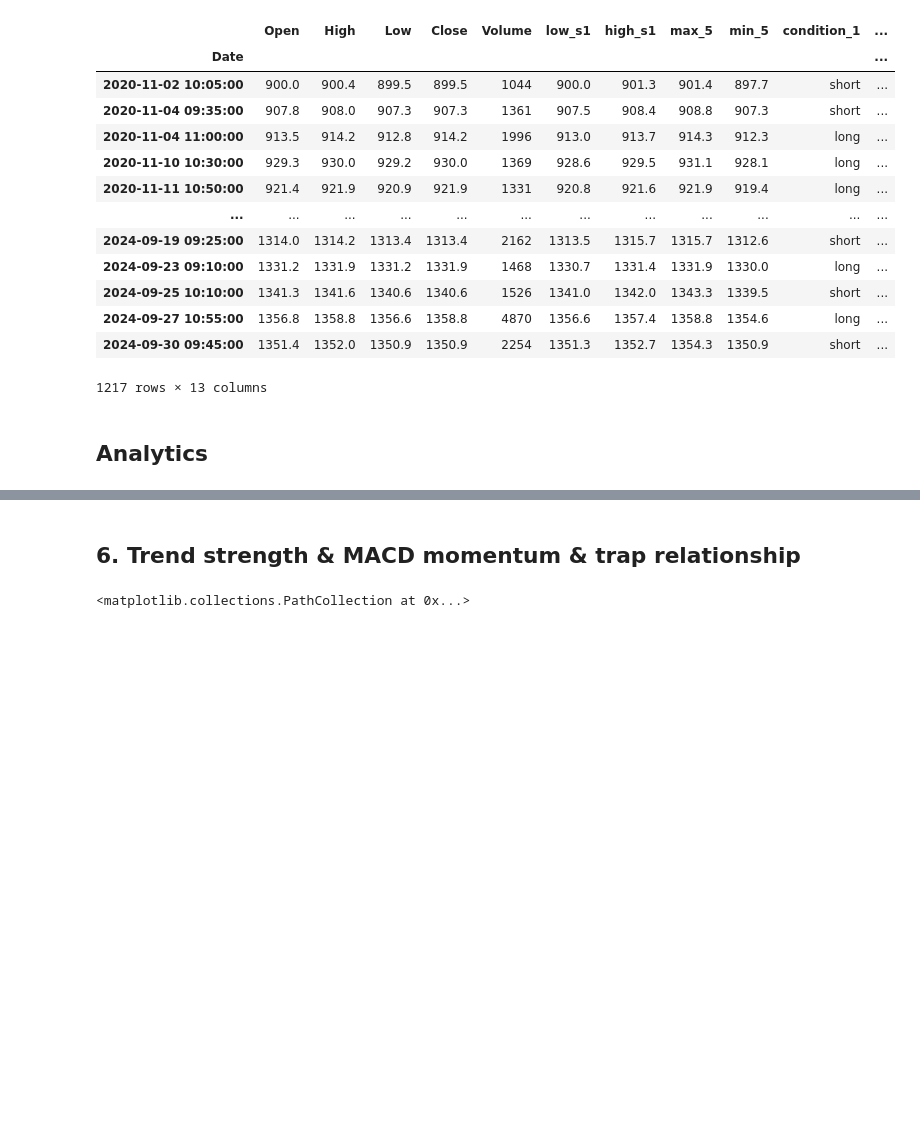
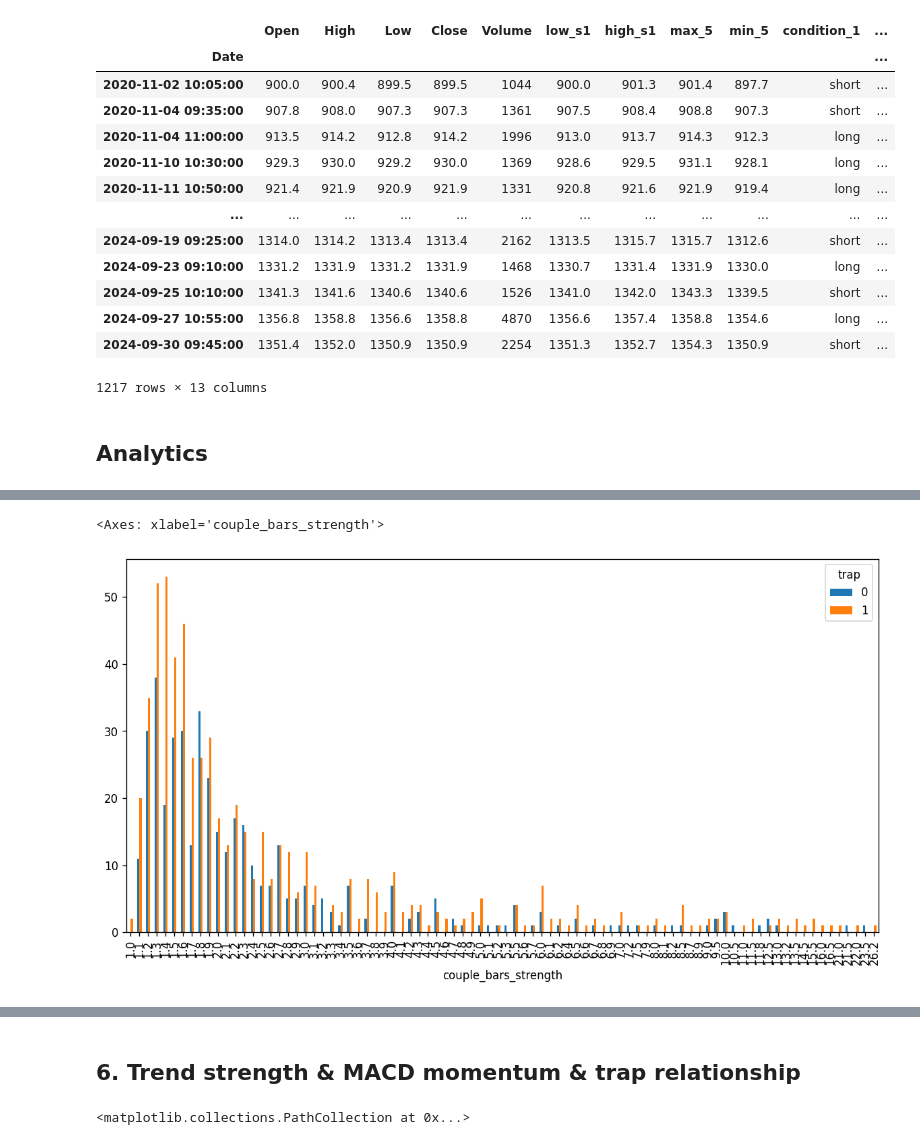
Before and after one commit to zuongthaotn/phantich-chungkhoan, a Jupyter notebook: VN30F1M/Couple_candlesticks_v1.ipynb, the cells around one changed output, grey strips where cells are left out. Drawn from its saved outputs; the diff is of its cells as text; code cells hidden in the pictures; blank space fills up the shorter version.

```diff
--- a/VN30F1M/Couple_candlesticks_v1.ipynb
+++ b/VN30F1M/Couple_candlesticks_v1.ipynb
@@ -152,0 +243,7 @@ data = data.assign(MACDh=macd['MACDh_12_26_9']).rename(columns={'MACDh_12_26_9':
+# %%
+signal_data['couple_bars_strength'] = round(signal_data['couple_bars_strength'], 1)
+signal_group_by_2bars_strength = signal_data[signal_data.signal == 'short'].groupby(['couple_bars_strength', 'trap'])['couple_bars_strength'].count().rename({'couple_bars_strength': 'count'})
+signal_group_by_2bars_strength.unstack().plot.bar()
+# %% [output]
+<Axes: xlabel='couple_bars_strength'>
+[figure, added]
```
Also changed, not shown: parts of 19 cells of this notebook, 1 other file.
